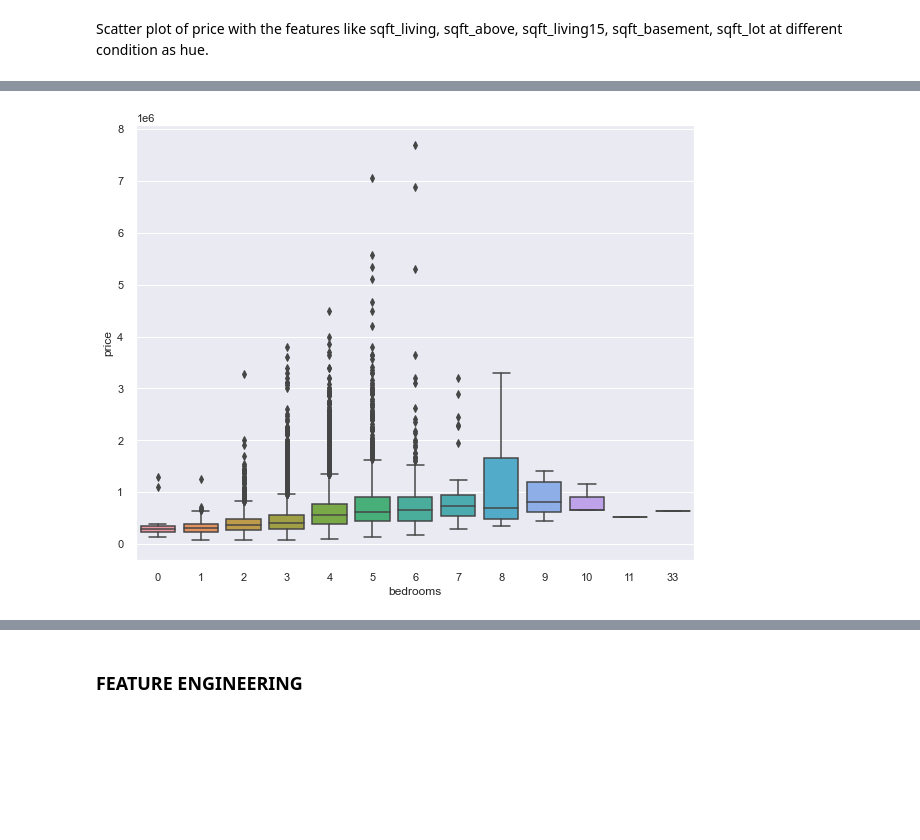
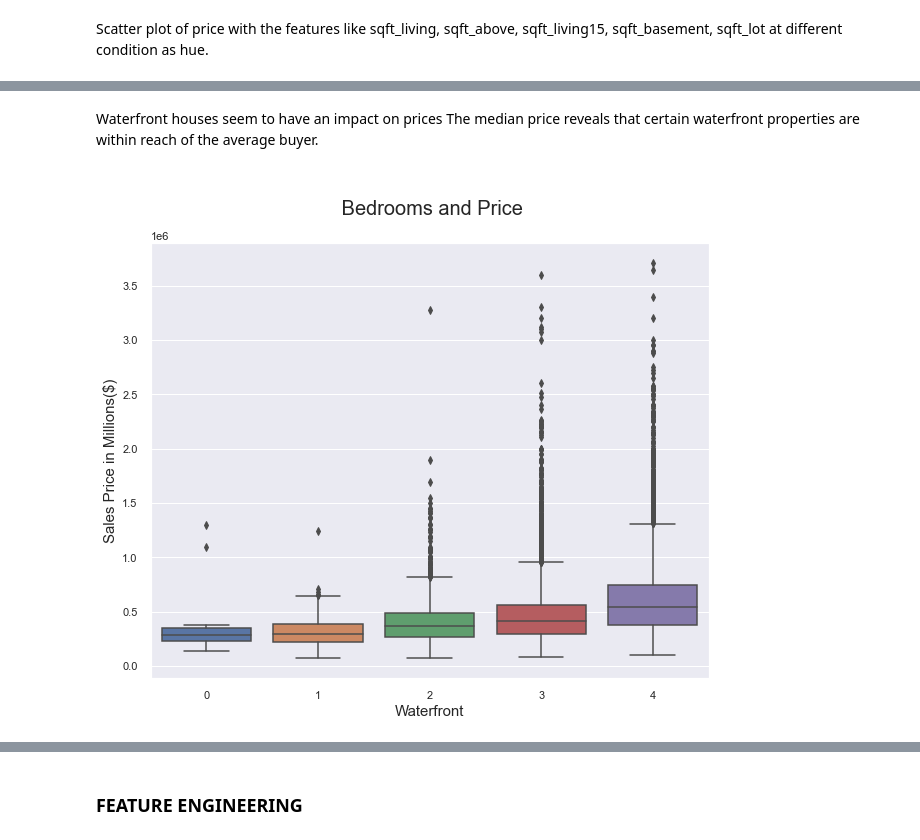
Before and after one commit to olaidekashimawo/King-County-House-Sales, a Jupyter notebook: H_Sale.ipynb, the cells around one changed output, grey strips where cells are left out. Drawn from its saved outputs; the diff is of its cells as text; code cells hidden in the pictures; blank space fills up the shorter version.

Commit message:
King county House Sales

```diff
--- a/H_Sale.ipynb
+++ b/H_Sale.ipynb
@@ -62,9 +64,16 @@ sqft_lot15 :Lotsize area in 2015 (means -- some renovations)
 import pandas as pd
 import seaborn as sns
 import matplotlib.pyplot as plt
+from matplotlib import style
 import numpy as np
 import datetime as dt
 import folium
+import warnings
+from sklearn import linear_model
+from sklearn.linear_model import LinearRegression
+from sklearn.model_selection import train_test_split
+warnings.filterwarnings('ignore')
+style.use('ggplot')
 
 plt.style.use('seaborn')
 sns.set_theme()
@@ -206,0 +237,8 @@ H_Sales = H_Sales.drop(['id', 'zipcode','lat','long'], axis=1)
+# %%
+#Remove our outliers
+
+H_Sales = H_Sales[H_Sales.sqft_living < 8500]
+H_Sales = H_Sales[H_Sales.bedrooms < 5]
+H_Sales = H_Sales[H_Sales.price < 3800000]
+H_Sales = H_Sales[H_Sales.sqft_lot < 600000]
+H_Sales = H_Sales[H_Sales.bathrooms < 4]
@@ -255,0 +330,4 @@ There is a strong relationship between the price (target variable) and the numbe
+# %%
+H_Sales['date'] = pd.to_datetime(H_Sales['date'])
+H_Sales['month'] = H_Sales['date'].dt.month_name().str[:3]
+H_Sales['year']=H_Sales['date'].apply(lambda date:date.year)
@@ -278,6 +383,13 @@ H_outliers.hist(figsize=(16, 16), bins=50, xlabelsize=8, ylabelsize=8);
+# %% [markdown]
+Waterfront houses seem to have an impact on prices
+The median price reveals that certain waterfront properties are within reach of the average buyer.
 # %%
 # checking price and bedrooms relationship
 plt.figure(figsize= (10,8))
+plt.title("\n Bedrooms and Price\n",fontsize=20)
 sns.boxplot(x='bedrooms', y='price', data=H_Sales);
+plt.ylabel('Sales Price in Millions($)', fontsize=15)
+plt.xlabel('Waterfront', fontsize=15)
+plt.show()
 # %% [output]
-[figure, old version]
+[figure, new version]
```
Also changed, not shown: parts of 75 cells of this notebook.
